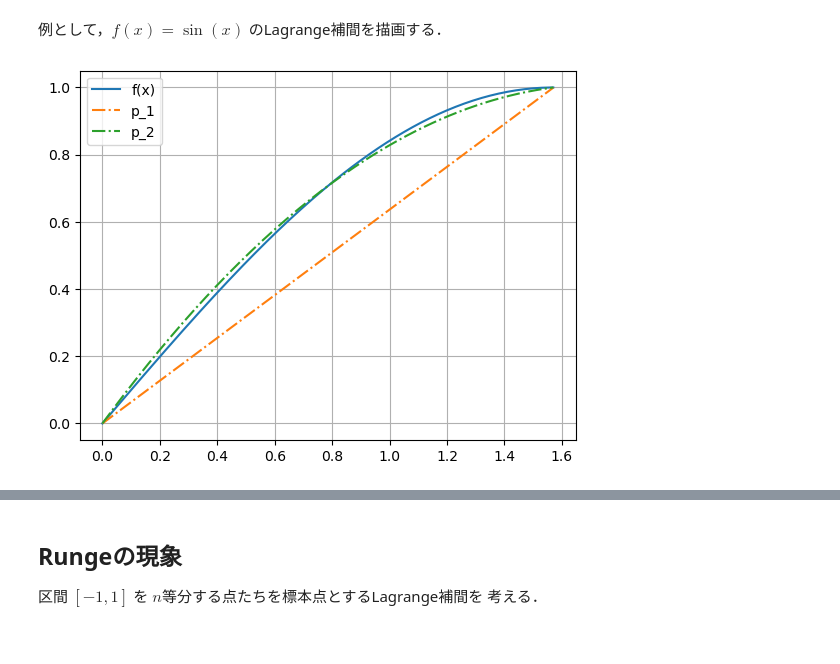
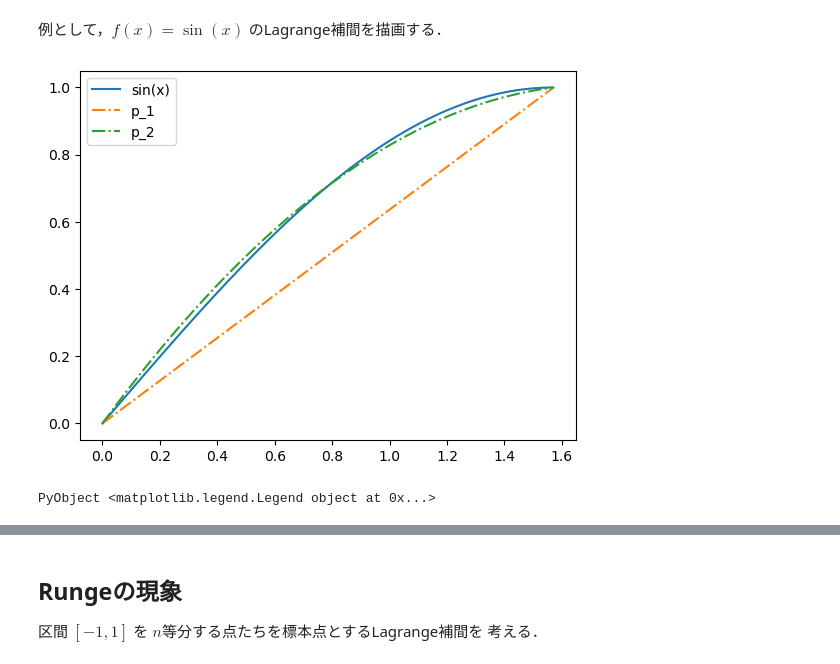
Before and after one commit to ioikawa/NumericalAnalysis, a Jupyter notebook: Interpolation_Lagnrage.ipynb, the cells around one changed output, grey strips where cells are left out. Saved outputs shown, nothing was run; the diff lists cells and outputs as text; code cells hidden in the pictures.

```diff
--- a/Interpolation_Lagnrage.ipynb
+++ b/Interpolation_Lagnrage.ipynb
@@ -21,22 +21,23 @@ lagrange (generic function with 1 method)
 # %%
 # Lagrange補間の例
 using PyPlot
 f(x) = sin(x)
 a,b = 0,pi/2   # 区間
 M = 1 # 区間分割数
 
 t = a:0.01:b   # グラフ描画用の分割
-plot(t, f.(t), label="f(x)")
+plot(t, f.(t), label="sin(x)")
 
 M = 1
 q = collect(a:(b-a)/M:b)  # 標本点を等分点に
 plot(t, [lagrange(f, q, x) for x in t], linestyle = :dashdot, label="p_1")
 
 M = 2
 q = collect(a:(b-a)/M:b)  # 標本点を等分点に
 plot(t, [lagrange(f, q, x) for x in t], linestyle = :dashdot, label="p_2")
 
 legend()
-grid()
+#grid()
 # %% [output]
-[figure, old version]
+[figure, new version]
+PyObject <matplotlib.legend.Legend object at 0x...>
```
Also changed, not shown: parts of 14 cells of this notebook, 1 other file.
